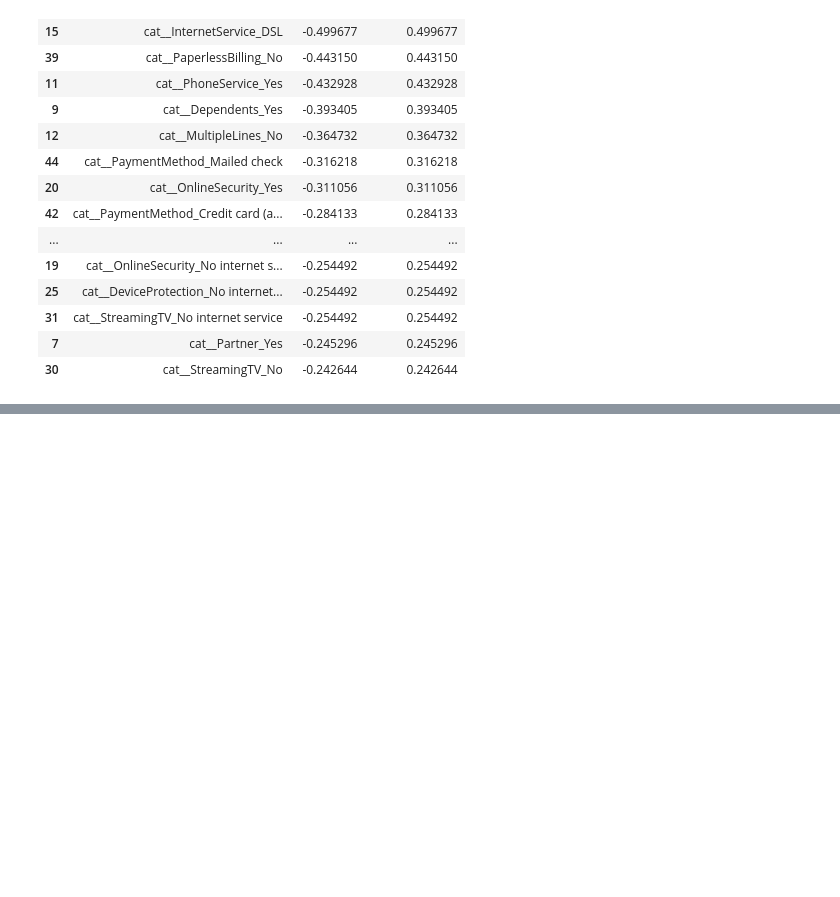
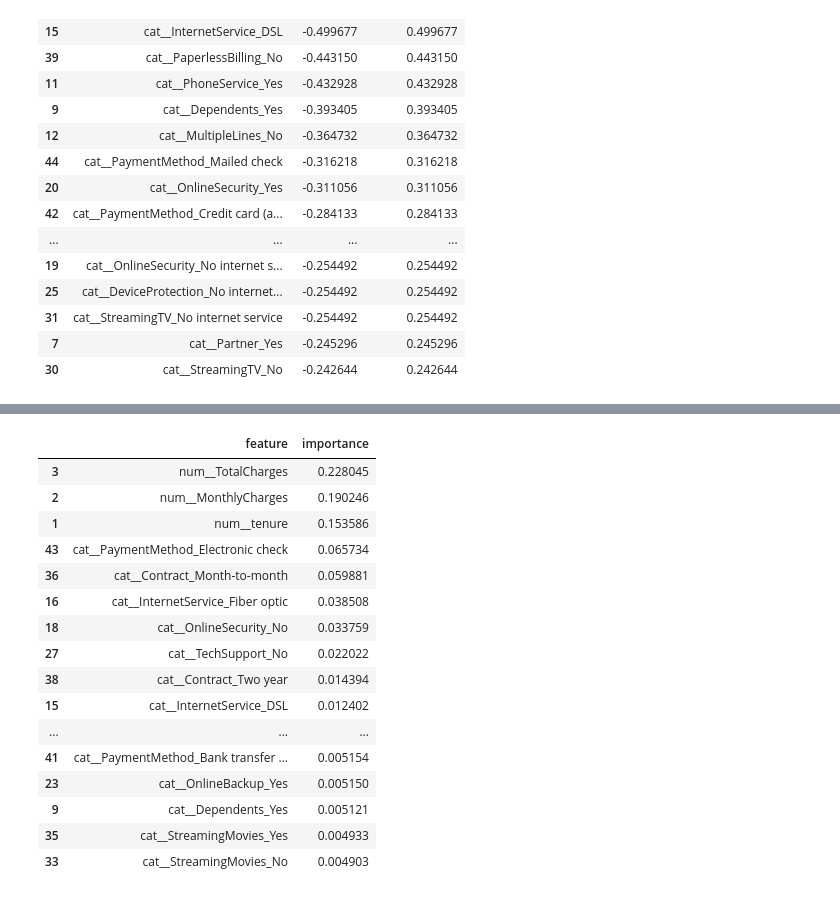
Before and after one commit to pcx-xust/kaggle-customer-churn-prediction, a Jupyter notebook: notebook/02_baseline_model.ipynb, the cells around one changed output, grey strips where cells are left out. Drawn from its saved outputs; the diff is of its cells as text; code cells hidden in the pictures; blank space fills up the shorter version.

```diff
--- a/notebook/02_baseline_model.ipynb
+++ b/notebook/02_baseline_model.ipynb
@@ -585,0 +590,9 @@ Top negative coefficients:
+# %%
+RF_OUTPUT_DIR = PROJECT_DIR / "reports" / "model" / "baseline" / "random_forest"
+RF_TABLE_DIR = RF_OUTPUT_DIR / "tables"
+RF_FIGURE_DIR = RF_OUTPUT_DIR / "figures"
+
+RF_TABLE_DIR.mkdir(parents=True, exist_ok=True)
+RF_FIGURE_DIR.mkdir(parents=True, exist_ok=True)
+
+print("RF_OUTPUT_DIR:", RF_OUTPUT_DIR)
@@ -585,0 +665,5 @@ Top negative coefficients:
+# %%
+#训练RandomForest模型
+rf_model.fit(X_train, y_train)
+
+print("RandomForest training completed.")
@@ -585,0 +800,44 @@ Top negative coefficients:
+# %%
+#保存RandomForest特征重要性
+rf_fitted_preprocessor = rf_model.named_steps["preprocessor"]
+rf_fitted_model = rf_model.named_steps["model"]
+
+rf_feature_names = rf_fitted_preprocessor.get_feature_names_out()
+rf_feature_importances = rf_fitted_model.feature_importances_
+
+rf_feature_importance_df = pd.DataFrame(
+    {
+        "feature": rf_feature_names,
+        "importance": rf_feature_importances,
+    }
+)
+
+rf_feature_importance_df = rf_feature_importance_df.sort_values(
+    "importance",
+    ascending=False,
+)
+
+rf_feature_importance_df.to_csv(
+    RF_TABLE_DIR / "random_forest_feature_importance.csv",
+    index=False,
+)
+
+display(rf_feature_importance_df.head(30))
+# %% [output]
+|  | feature | importance |
+| 3 | num__TotalCharges | 0.228045 |
+| 2 | num__MonthlyCharges | 0.190246 |
+| 1 | num__tenure | 0.153586 |
+| 43 | cat__PaymentMethod_Electronic check | 0.065734 |
+| 36 | cat__Contract_Month-to-month | 0.059881 |
+| 16 | cat__InternetService_Fiber optic | 0.038508 |
+| 18 | cat__OnlineSecurity_No | 0.033759 |
+| 27 | cat__TechSupport_No | 0.022022 |
+| 38 | cat__Contract_Two year | 0.014394 |
+| 15 | cat__InternetService_DSL | 0.012402 |
+| ... | ... | ... |
+| 41 | cat__PaymentMethod_Bank transfer ... | 0.005154 |
+| 23 | cat__OnlineBackup_Yes | 0.005150 |
+| 9 | cat__Dependents_Yes | 0.005121 |
+| 35 | cat__StreamingMovies_Yes | 0.004933 |
+| 33 | cat__StreamingMovies_No | 0.004903 |
```
Also changed, not shown: parts of 11 cells of this notebook, 7 other files.
